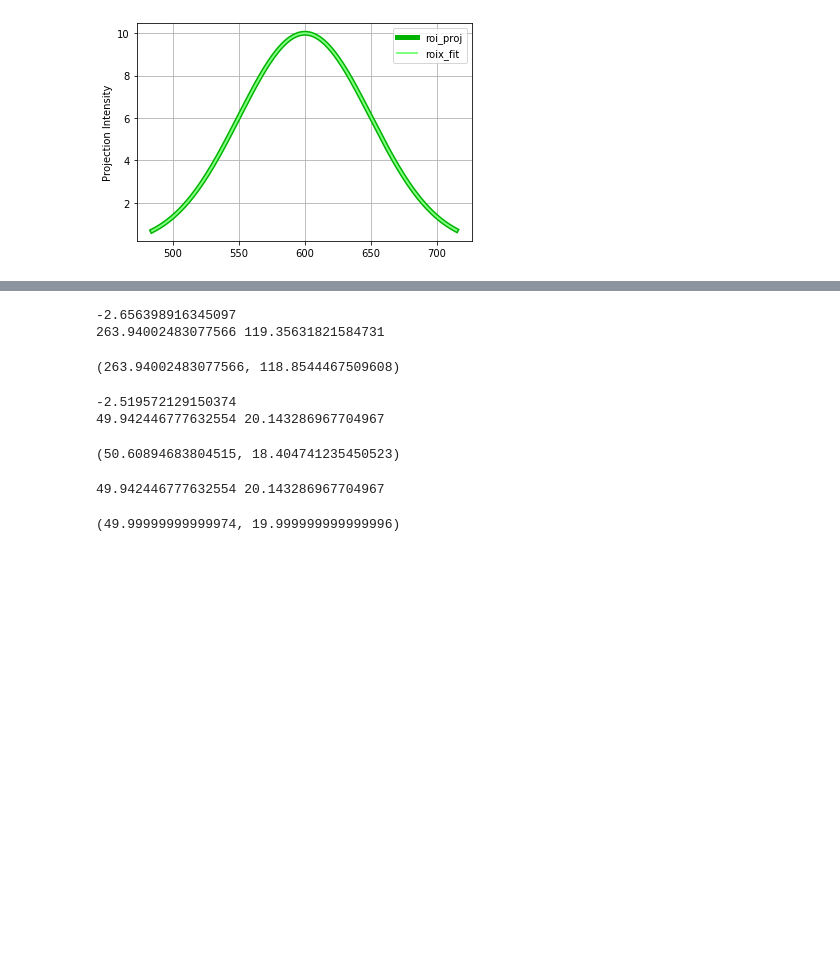
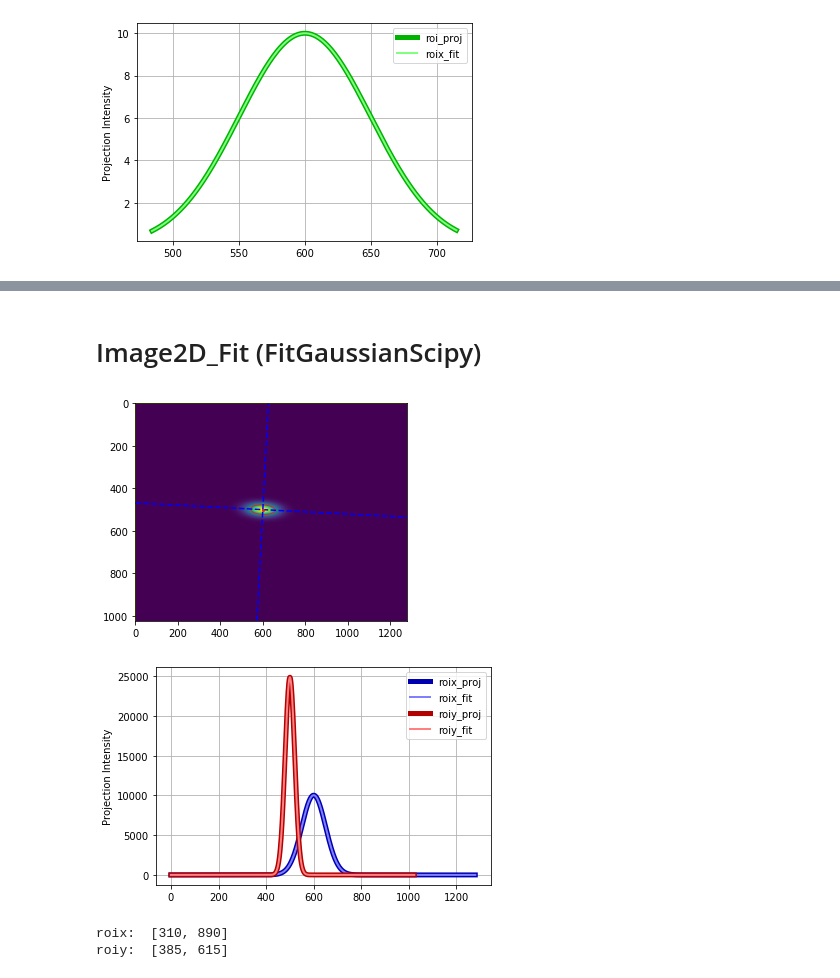
Before and after one commit to lnls-fac/mathphys, a Jupyter notebook: scripts/images.ipynb, the cells around one changed output, grey strips where cells are left out. Drawn from its saved outputs; the diff is of its cells as text; code cells hidden in the pictures; blank space fills up the shorter version.

```diff
--- a/scripts/images.ipynb
+++ b/scripts/images.ipynb
@@ -1415,8 +542,0 @@ angle           : -2.519572129150374 deg.
-# %%
-print(img.angle)
-print(img.fitx.roi_sigma, img.fity.roi_sigma)
-img.calc_mode_sigmas()
-# %% [output]
--2.656398916345097
-263.94002483077566 119.35631821584731
-(263.94002483077566, 118.8544467509608)
@@ -1469,12 +543,26 @@ def get_sigmaxy(sigma1, sigma2, angle):
-# %%
-print(img.angle)
-calc_mode_sigmas(img, -10)
-# %% [output]
--2.519572129150374
-49.942446777632554 20.143286967704967
-(50.60894683804515, 18.404741235450523)
-# %%
-calc_mode_sigmas(img, angle=-3)
-# %% [output]
-49.942446777632554 20.143286967704967
-(49.99999999999974, 19.999999999999996)
+# %% [markdown]
+# Image2D_Fit (FitGaussianScipy)
+# %%
+dvf = DVF(DVF.DEVICES.CAX_DVF2)
+
+gauss2d, indcsx2d, indcsy2d = create_gauss2d(amplitude=200, rand_amplitude=0, angle=-3)
+
+# data = dvf.image
+data = gauss2d
+
+sfg = images.FitGaussianScipy()
+
+img = images.Image2D_Fit(data=data, intensity_threshold=300, fitgauss=sfg)
+# print(img)
+img.imshow()
+img.plot_projections()
+# %% [output]
+[figure, added]
+[figure, added]
+# %%
+roix, roiy = img.calc_roi_with_fwhm(img, 5, 5)
+print('roix: ', roix)
+print('roiy: ', roiy)
+# %% [output]
+roix:  [310, 890]
+roiy:  [385, 615]
```
Also changed, not shown: parts of 137 cells of this notebook, 1 other file.
